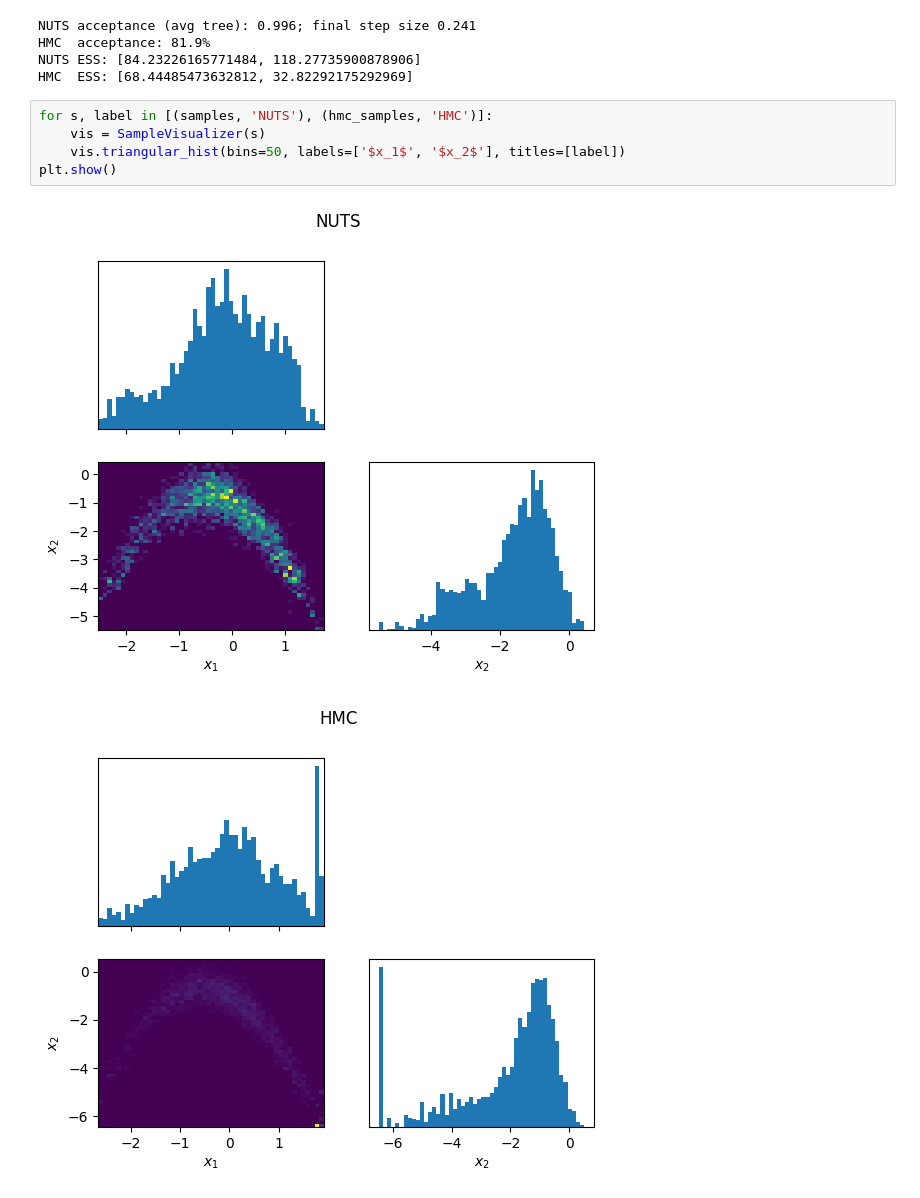
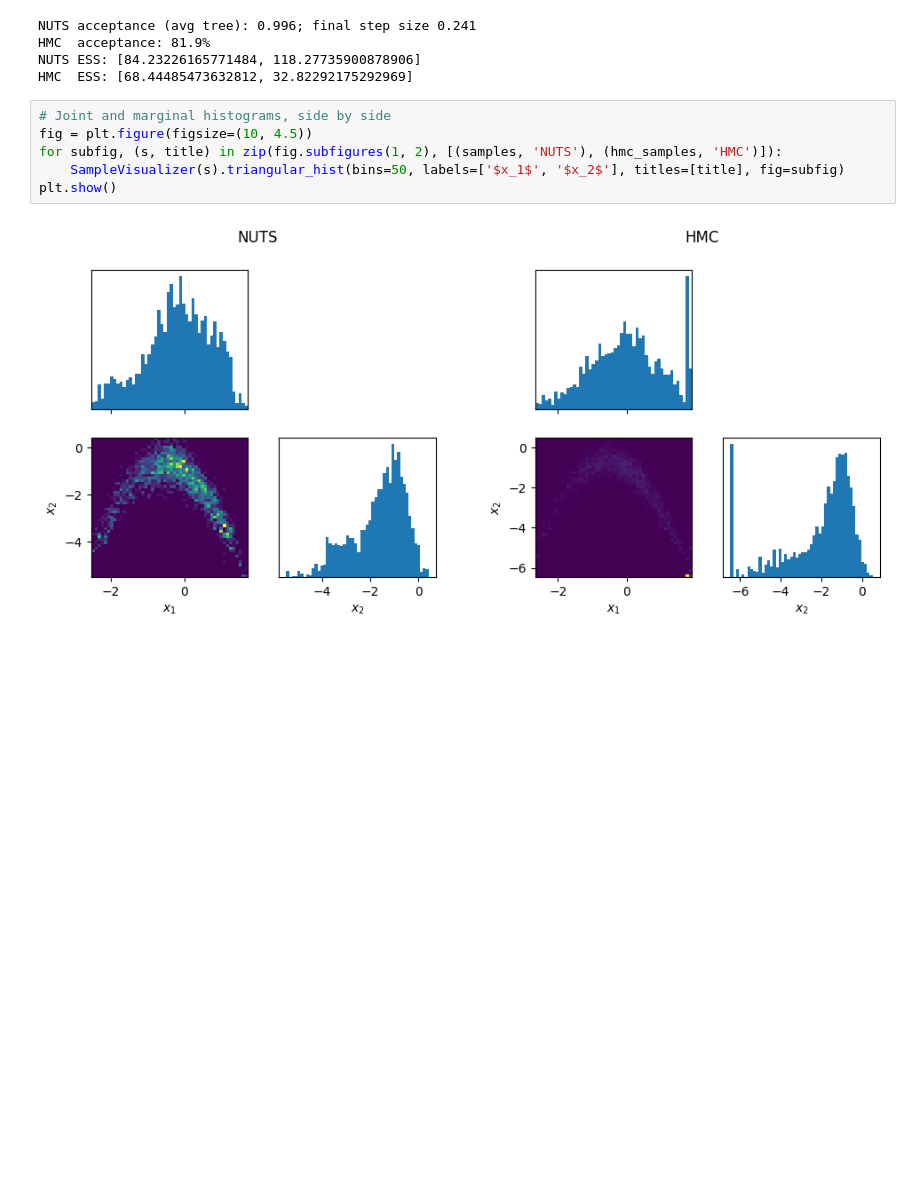
Before and after one commit to ngalioto/mcmc-samplers, a Jupyter notebook: examples/nuts.ipynb, the cells around one changed output. Saved outputs shown, nothing was run; the diff lists cells and outputs as text; blank space fills up the shorter version.

```diff
--- a/examples/nuts.ipynb
+++ b/examples/nuts.ipynb
@@ -73,10 +73,10 @@ HMC  acceptance: 81.9%
 NUTS ESS: [84.23226165771484, 118.27735900878906]
 HMC  ESS: [68.44485473632812, 32.82292175292969]
 # %%
-for s, label in [(samples, 'NUTS'), (hmc_samples, 'HMC')]:
-    vis = SampleVisualizer(s)
-    vis.triangular_hist(bins=50, labels=['$x_1$', '$x_2$'], titles=[label])
+# Joint and marginal histograms, side by side
+fig = plt.figure(figsize=(10, 4.5))
+for subfig, (s, title) in zip(fig.subfigures(1, 2), [(samples, 'NUTS'), (hmc_samples, 'HMC')]):
+    SampleVisualizer(s).triangular_hist(bins=50, labels=['$x_1$', '$x_2$'], titles=[title], fig=subfig)
 plt.show()
 # %% [output]
-[figure, old version]
+[figure, new version]
-[figure, removed]
```
Also changed, not shown: 3 other files.
